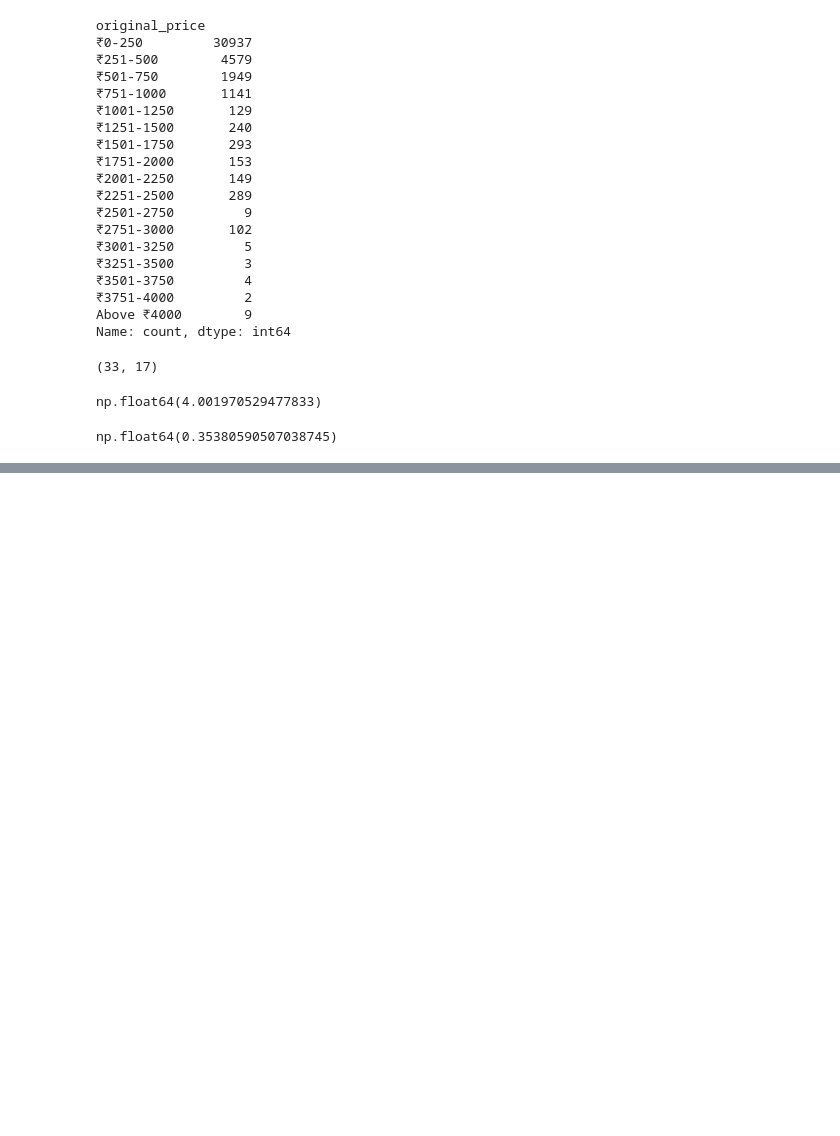
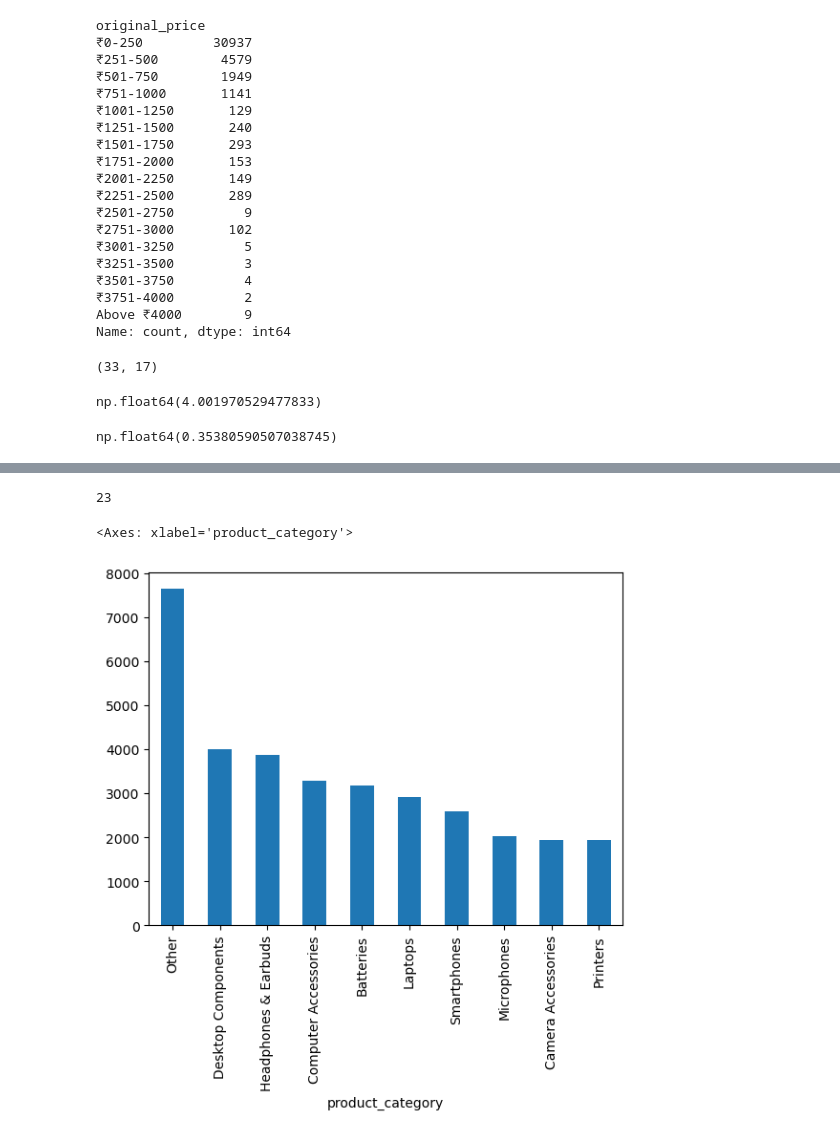
Before and after one commit to vivekluhar/amazon-data-cleaning, a Jupyter notebook: notebook/02_exploratory_data_analysis.ipynb, the cells around one changed output, grey strips where cells are left out. Drawn from its saved outputs; the diff is of its cells as text; code cells hidden in the pictures; blank space fills up the shorter version.

```diff
--- a/notebook/02_exploratory_data_analysis.ipynb
+++ b/notebook/02_exploratory_data_analysis.ipynb
@@ -553,0 +584,11 @@ np.float64(0.35380590507038745)
+# %%
+# number of unique categories
+df['product_category'].nunique()
+# %% [output]
+23
+# %%
+# Bar Chart (Top Categories)
+df['product_category'].value_counts().head(10).plot(kind='bar')
+# %% [output]
+<Axes: xlabel='product_category'>
+[figure, added]
```
Also changed, not shown: parts of 40 cells of this notebook.
